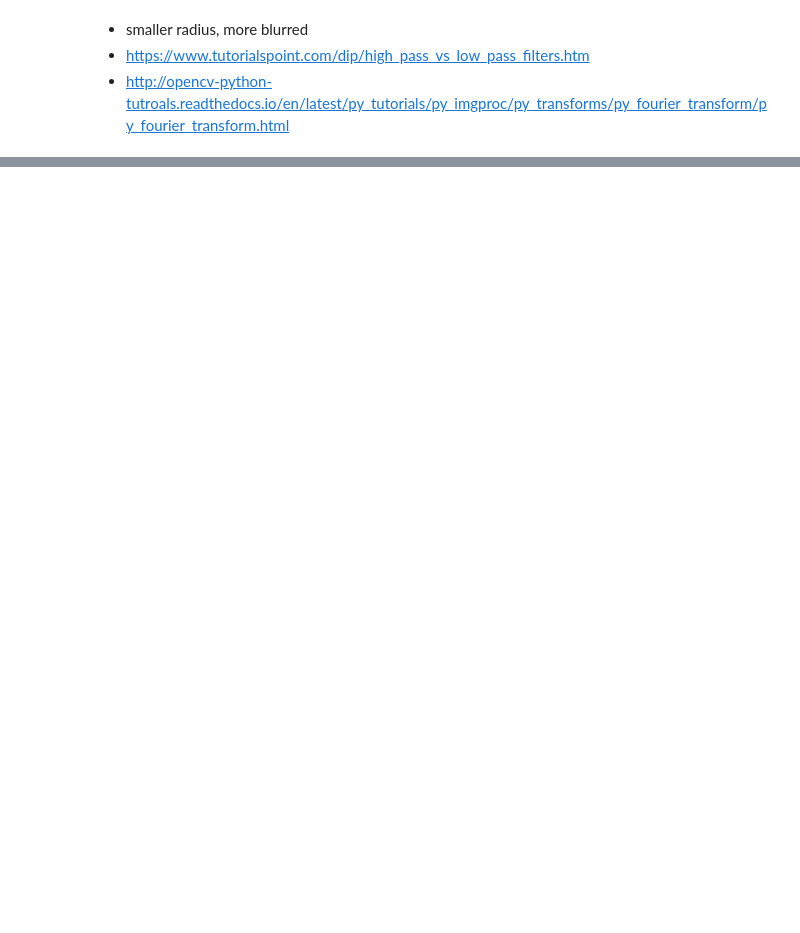
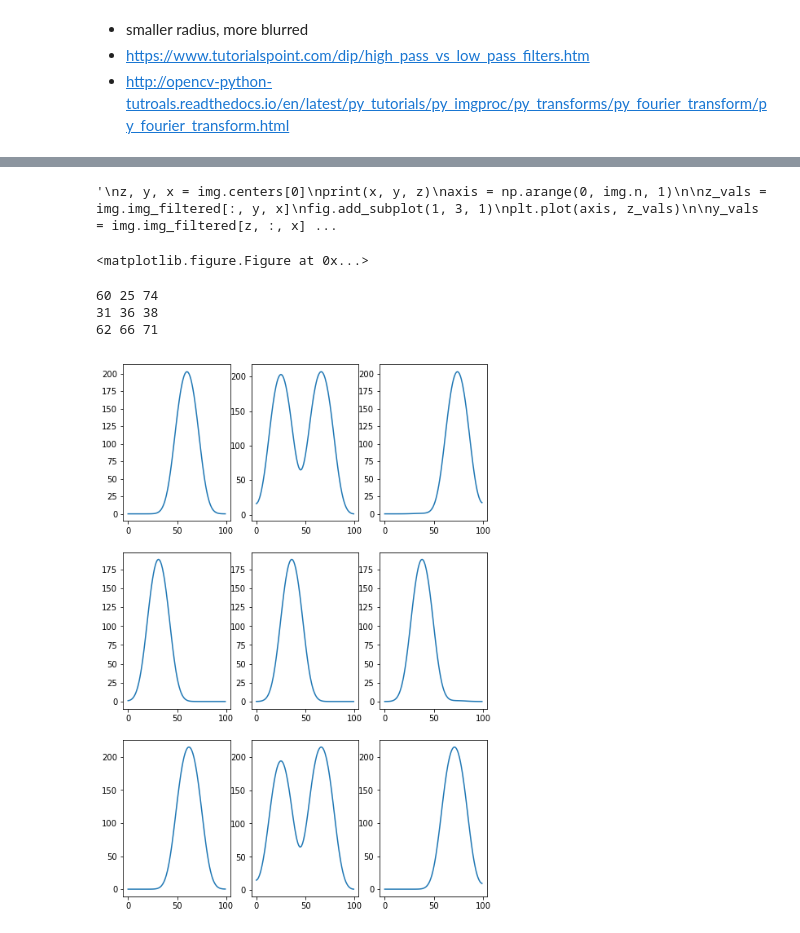
Before and after one commit to ellinzhao/diffuser-dataset, a Jupyter notebook: new_data.ipynb, the cells around one changed output, grey strips where cells are left out. Drawn from its saved outputs; the diff is of its cells as text; code cells hidden in the pictures; blank space fills up the shorter version.

Commit message:
showing cross section

```diff
--- a/new_data.ipynb
+++ b/new_data.ipynb
@@ -245,0 +215,31 @@ plt.imshow(filtered[50,:,:], cmap='gray', interpolation='nearest');
+# %%
+fig = plt.figure(figsize=(8, 4))
+
+img = Img3D(100, 20, 3)
+"""
+z, y, x = img.centers[0]
+print(x, y, z)
+axis = np.arange(0, img.n, 1)
+
+z_vals = img.img_filtered[:, y, x]
+fig.add_subplot(1, 3, 1)
+plt.plot(axis, z_vals)
+
+y_vals = img.img_filtered[z, :, x]
+fig.add_subplot(1, 3, 2)
+plt.plot(axis, y_vals)
+
+x_vals = img.img_filtered[z, y, :]
+fig.add_subplot(1, 3, 3)
+plt.plot(axis, x_vals)
+"""
+# %% [output]
+'\nz, y, x = img.centers[0]\nprint(x, y, z)\naxis = np.arange(0, img.n, 1)\n\nz_vals = img.img_filtered[:, y, x]\nfig.add_subplot(1, 3, 1)\nplt.plot(axis, z_vals)\n\ny_vals = img.img_filtered[z, :, x] ...
+<matplotlib.figure.Figure at 0x...>
+# %%
+img.x_section()
+# %% [output]
+60 25 74
+31 36 38
+62 66 71
+[figure, added]
```
Also changed, not shown: parts of 11 cells of this notebook, 47 other files.
